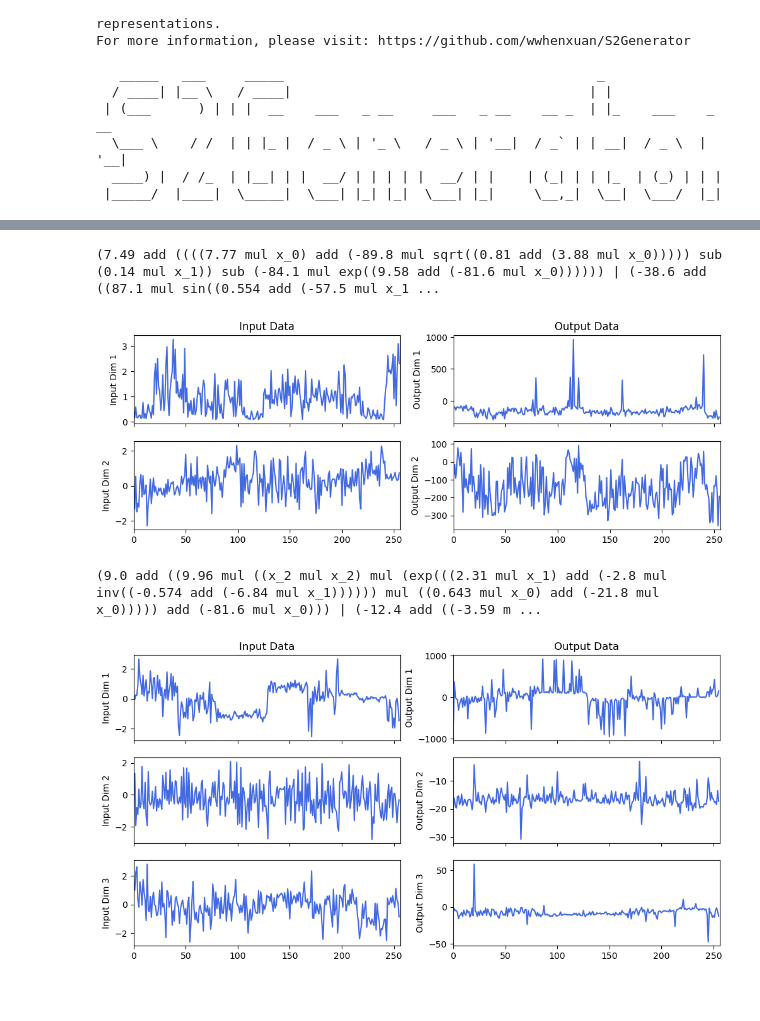
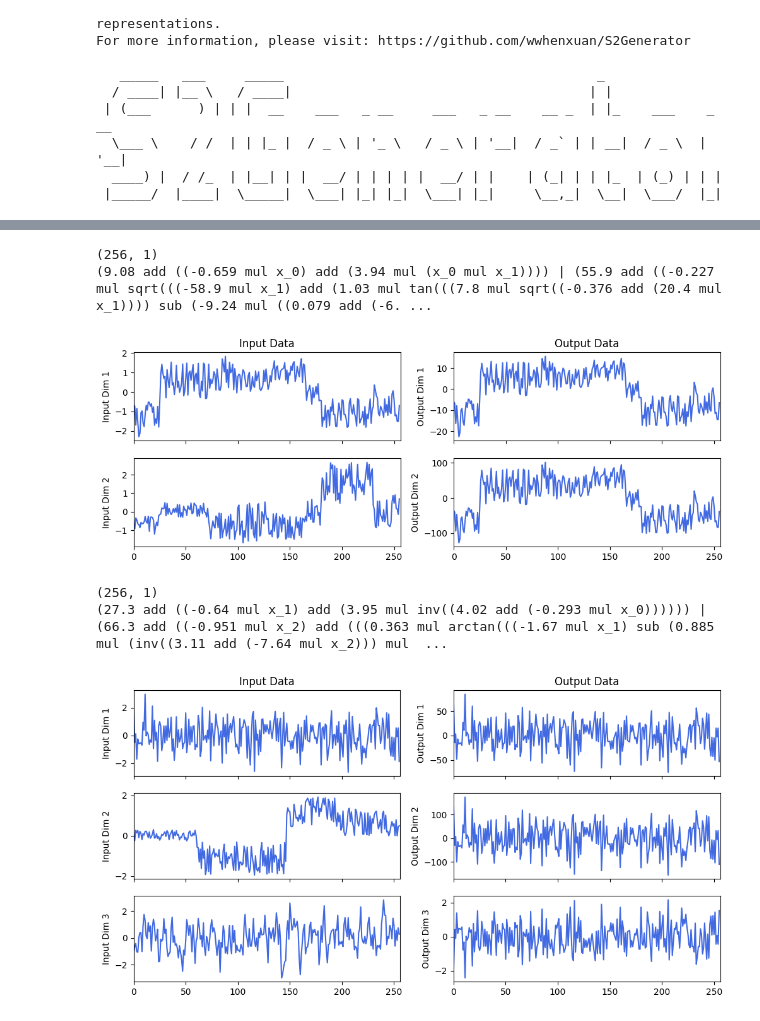
Before and after one commit to changewam/S2Generator, a Jupyter notebook: examples/1-example.ipynb, the cells around one changed output, grey strips where cells are left out. Saved outputs shown, nothing was run; the diff lists cells and outputs as text; code cells hidden in the pictures.

Commit message:
move new parameter solve_diff from run to params.py

```diff
--- a/examples/1-example.ipynb
+++ b/examples/1-example.ipynb
@@ -43,11 +43,12 @@ fig = plot_series(x, y)
 # %%
 params = Params()  # Adjust the parameters here
+params.solve_diff = 1  # Set the order of differential equation solving
 generator = Generator(params)  # Create an instance
 
 rng = np.random.RandomState(0)  # Creating a random number object
 # Start generating symbolic expressions, sampling and generating series
 
-trees, x, y = generator.run(rng, input_dimension=1, output_dimension=1, n_points=256, order=1)
+trees, x, y = generator.run(rng, input_dimension=1, output_dimension=1, n_points=256)
 # Print the expressions
 print(trees)
 
@@ -59,14 +60 @@ fig = plot_series(x, y)
 [figure]
-# %%
-params = Params()  # Adjust the parameters here
-generator = Generator(params)  # Create an instance
-
-rng = np.random.RandomState(0)  # Creating a random number object
-# Start generating symbolic expressions, sampling and generating series
-
-trees, x, y = generator.run(rng, input_dimension=1, output_dimension=1, n_points=256, order=1)
-# Print the expressions
-print(trees)
-
-# Visualize the time series
-fig = plot_series(x, y)
@@ -77,13 +61,14 @@ fig = plot_series(x, y)
 # %%
-rng = np.random.RandomState(42)  # Change the random seed
-
+rng = np.random.RandomState(18)  # Change the random seed
+params.solve_diff = 1  # Set the order of differential equation solving
 # Try to generate the multi-channels time series
 trees, x, y = generator.run(rng, input_dimension=2, output_dimension=2, n_points=256)
 print(trees)
 fig = plot_series(x, y)
 # %% [output]
-(7.49 add ((((7.77 mul x_0) add (-89.8 mul sqrt((0.81 add (3.88 mul x_0))))) sub (0.14 mul x_1)) sub (-84.1 mul exp((9.58 add (-81.6 mul x_0)))))) | (-38.6 add ((87.1 mul sin((0.554 add (-57.5 mul x_1 ...
+(256, 1)
+(9.08 add ((-0.659 mul x_0) add (3.94 mul (x_0 mul x_1)))) | (55.9 add ((-0.227 mul sqrt(((-58.9 mul x_1) add (1.03 mul tan(((7.8 mul sqrt((-0.376 add (20.4 mul x_1)))) sub (-9.24 mul ((0.079 add (-6. ...
-[figure, old version]
+[figure, new version]
 # %%
 fig.savefig("../images/ID2_OD2.jpg", dpi=300, bbox_inches="tight")
 # %%
@@ -92,7 +77,8 @@ trees, x, y = generator.run(rng, input_dimension=3, output_dimension=3, n_points
 print(trees)
 fig = plot_series(x, y)
 # %% [output]
-(9.0 add ((9.96 mul ((x_2 mul x_2) mul (exp(((2.31 mul x_1) add (-2.8 mul inv((-0.574 add (-6.84 mul x_1)))))) mul ((0.643 mul x_0) add (-21.8 mul x_0))))) add (-81.6 mul x_0))) | (-12.4 add ((-3.59 m ...
+(256, 1)
+(27.3 add ((-0.64 mul x_1) add (3.95 mul inv((4.02 add (-0.293 mul x_0)))))) | (66.3 add ((-0.951 mul x_2) add (((0.363 mul arctan(((-1.67 mul x_1) sub (0.885 mul (inv((3.11 add (-7.64 mul x_2))) mul  ...
-[figure, old version]
+[figure, new version]
 # %%
 fig.savefig("../images/ID3_OD3.jpg", dpi=300, bbox_inches="tight")
```
Also changed, not shown: parts of 3 cells of this notebook, 3 other files.
